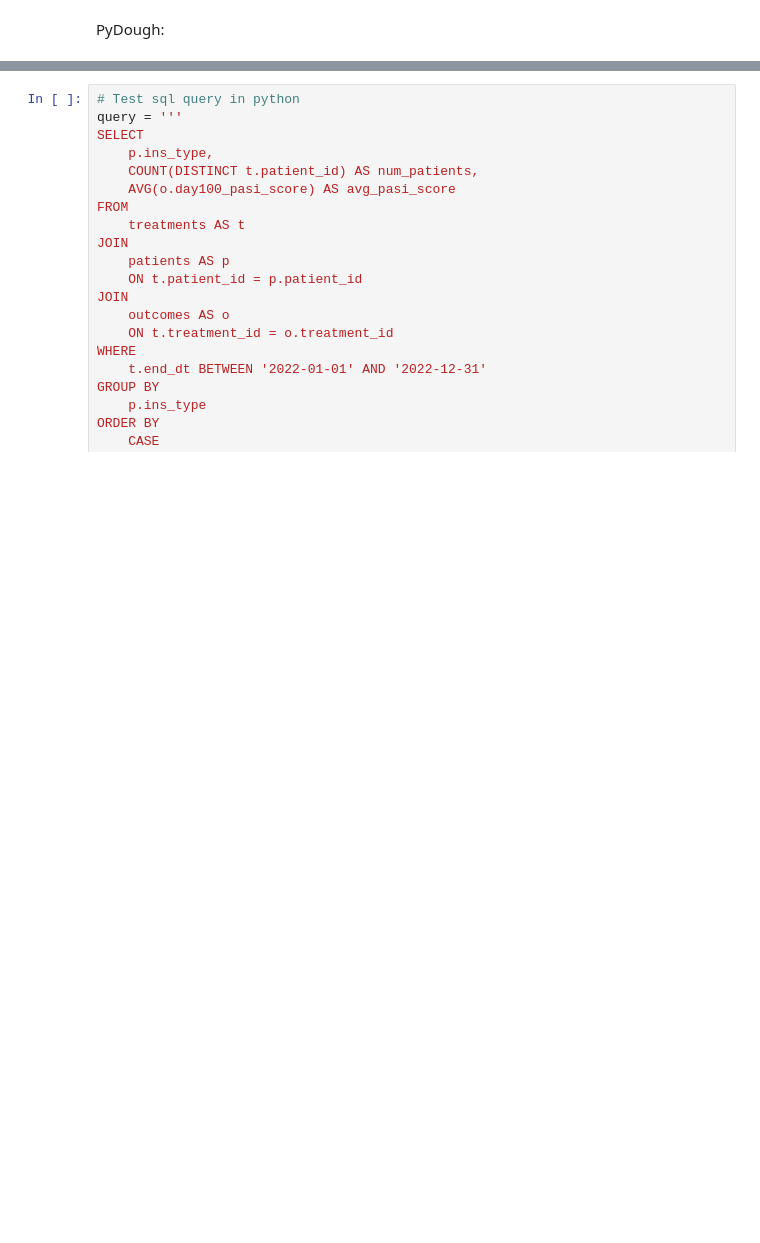
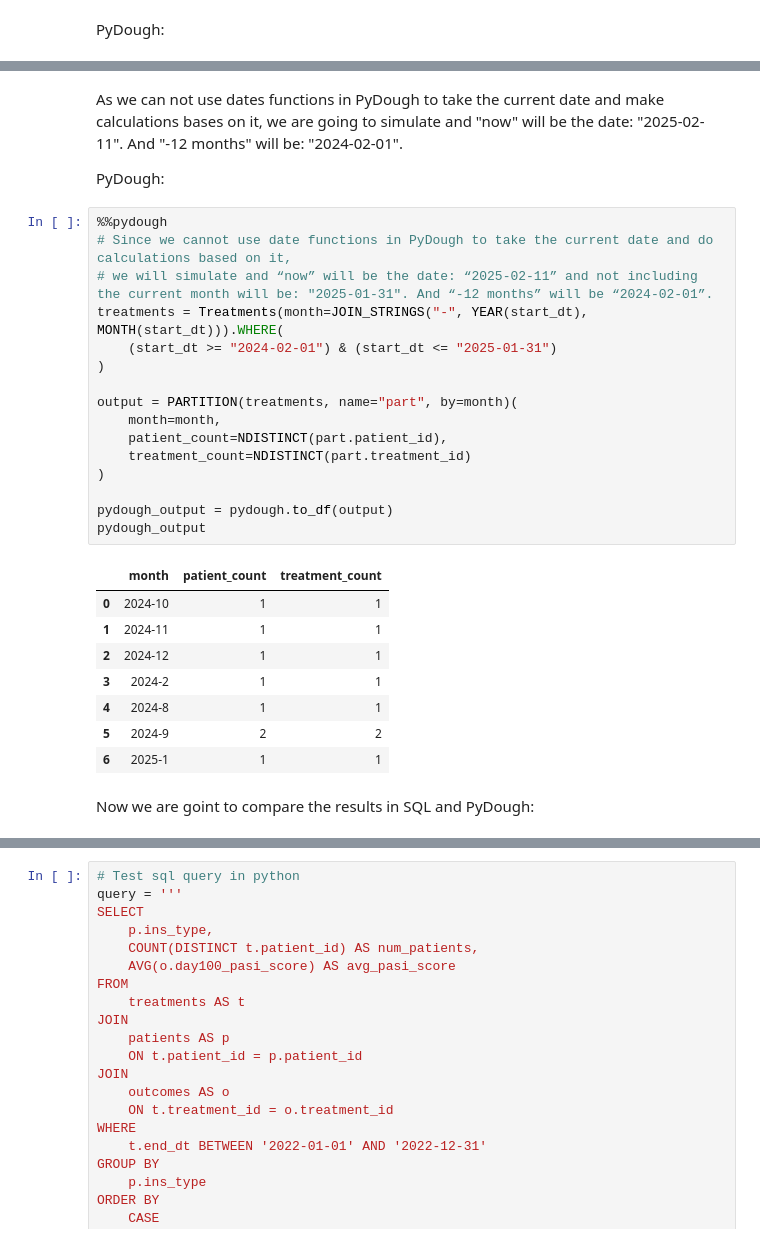
Before and after one commit to bodo-ai/text2pydough, a Jupyter notebook: workbench/GNunez/DermTreatment-PyDoughTesting.ipynb, the cells around one changed output, grey strips where cells are left out. Cells and saved outputs as stored; diff of their text form; blank space fills up the shorter version.

```diff
--- a/workbench/GNunez/DermTreatment-PyDoughTesting.ipynb
+++ b/workbench/GNunez/DermTreatment-PyDoughTesting.ipynb
@@ -393,0 +504,31 @@ PyDough:
+# %% [markdown]
+As we can not use dates functions in PyDough to take the current date and make calculations bases on it, we are going to simulate and "now" will be the date: "2025-02-11". And "-12 months" will be: "2024-02-01".
+
+PyDough:
+# %%
+%%pydough
+# Since we cannot use date functions in PyDough to take the current date and do calculations based on it,
+# we will simulate and “now” will be the date: “2025-02-11” and not including the current month will be: "2025-01-31". And “-12 months” will be “2024-02-01”.
+treatments = Treatments(month=JOIN_STRINGS("-", YEAR(start_dt), MONTH(start_dt))).WHERE(
+    (start_dt >= "2024-02-01") & (start_dt <= "2025-01-31")
+)
+
+output = PARTITION(treatments, name="part", by=month)(
+    month=month,
+    patient_count=NDISTINCT(part.patient_id),
+    treatment_count=NDISTINCT(part.treatment_id)
+)
+
+pydough_output = pydough.to_df(output)
+pydough_output
+# %% [output]
+|  | month | patient_count | treatment_count |
+| 0 | 2024-10 | 1 | 1 |
+| 1 | 2024-11 | 1 | 1 |
+| 2 | 2024-12 | 1 | 1 |
+| 3 | 2024-2 | 1 | 1 |
+| 4 | 2024-8 | 1 | 1 |
+| 5 | 2024-9 | 2 | 2 |
+| 6 | 2025-1 | 1 | 1 |
+# %% [markdown]
+Now we are goint to compare the results in SQL and PyDough:
```
Also changed, not shown: parts of 57 cells of this notebook.
